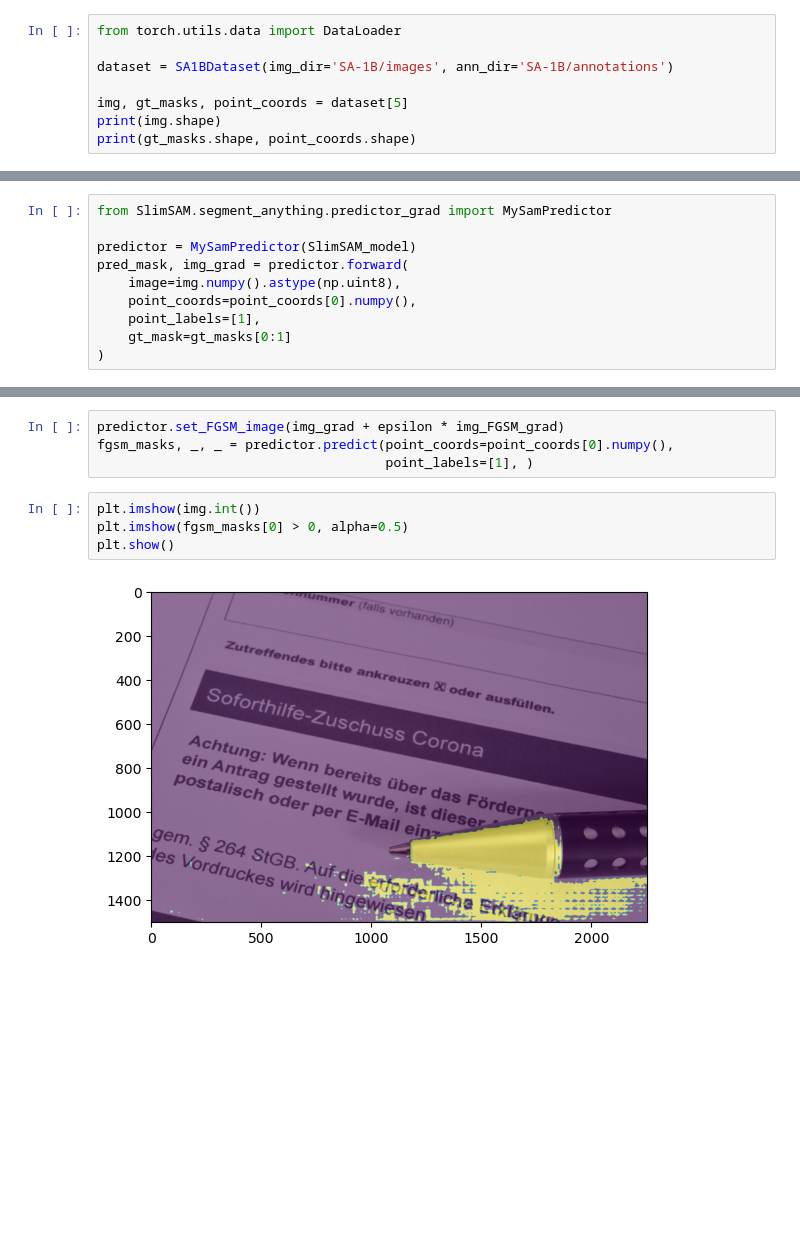
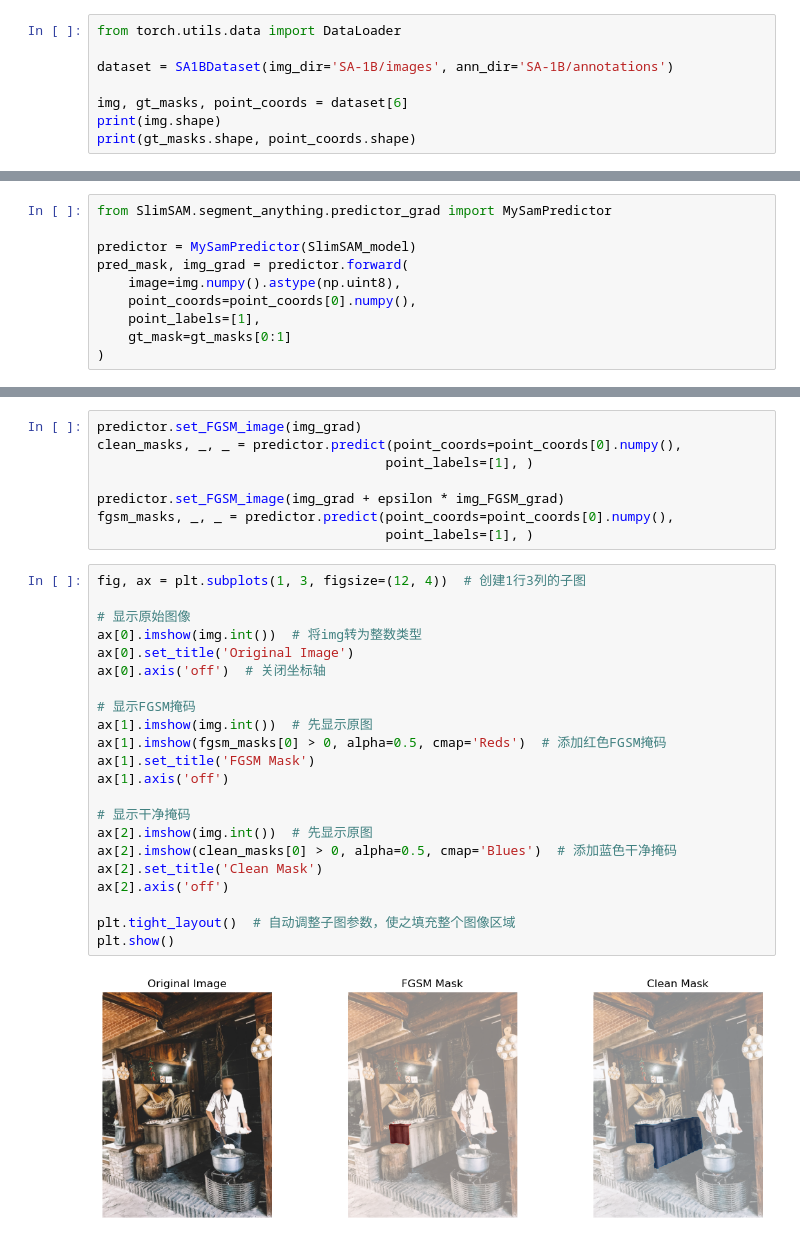
Before and after one commit to saltfish-len/EECS127-Final-Project-Adversarial-Machine-Learning, a Jupyter notebook: attack-sam/attack_sam.ipynb, the cells around one changed output, grey strips where cells are left out. Drawn from its saved outputs; the diff is of its cells as text; blank space fills up the shorter version.

```diff
--- a/attack-sam/attack_sam.ipynb
+++ b/attack-sam/attack_sam.ipynb
@@ -77,7 +77,7 @@ from torch.utils.data import DataLoader
 
 dataset = SA1BDataset(img_dir='SA-1B/images', ann_dir='SA-1B/annotations')
 
-img, gt_masks, point_coords = dataset[5]
+img, gt_masks, point_coords = dataset[6]
 print(img.shape)
 print(gt_masks.shape, point_coords.shape)
 # %% [output]
@@ -200,10 +201,32 @@ plt.show()
 # %%
+predictor.set_FGSM_image(img_grad)
+clean_masks, _, _ = predictor.predict(point_coords=point_coords[0].numpy(),
+                                     point_labels=[1], )
+
 predictor.set_FGSM_image(img_grad + epsilon * img_FGSM_grad)
 fgsm_masks, _, _ = predictor.predict(point_coords=point_coords[0].numpy(),
                                      point_labels=[1], )
 # %%
-plt.imshow(img.int())
-plt.imshow(fgsm_masks[0] > 0, alpha=0.5)
+fig, ax = plt.subplots(1, 3, figsize=(12, 4))  # 创建1行3列的子图
+
+# 显示原始图像
+ax[0].imshow(img.int())  # 将img转为整数类型
+ax[0].set_title('Original Image')
+ax[0].axis('off')  # 关闭坐标轴
+
+# 显示FGSM掩码
+ax[1].imshow(img.int())  # 先显示原图
+ax[1].imshow(fgsm_masks[0] > 0, alpha=0.5, cmap='Reds')  # 添加红色FGSM掩码
+ax[1].set_title('FGSM Mask')
+ax[1].axis('off')
+
+# 显示干净掩码
+ax[2].imshow(img.int())  # 先显示原图
+ax[2].imshow(clean_masks[0] > 0, alpha=0.5, cmap='Blues')  # 添加蓝色干净掩码
+ax[2].set_title('Clean Mask')
+ax[2].axis('off')
+
+plt.tight_layout()  # 自动调整子图参数，使之填充整个图像区域
 plt.show()
 # %% [output]
-[figure, old version]
+[figure, new version]
```
Also changed, not shown: parts of 7 cells of this notebook, 1 other file.
